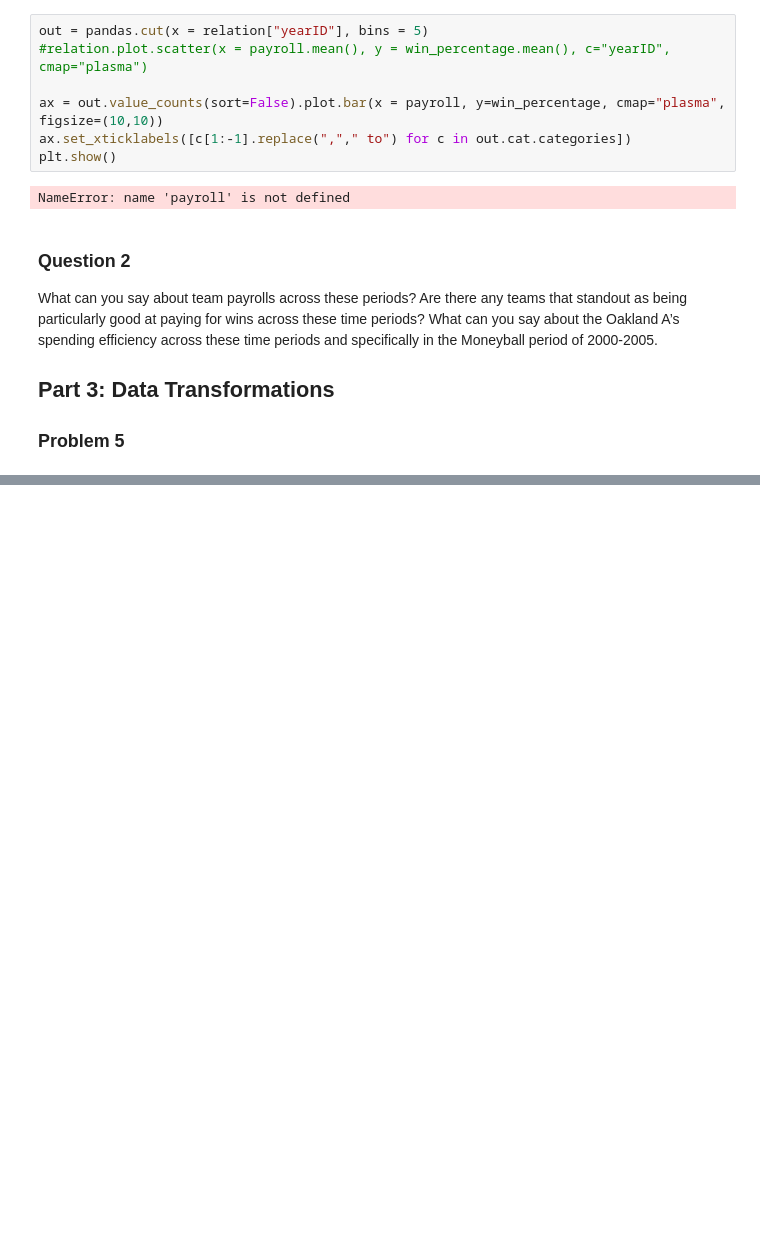
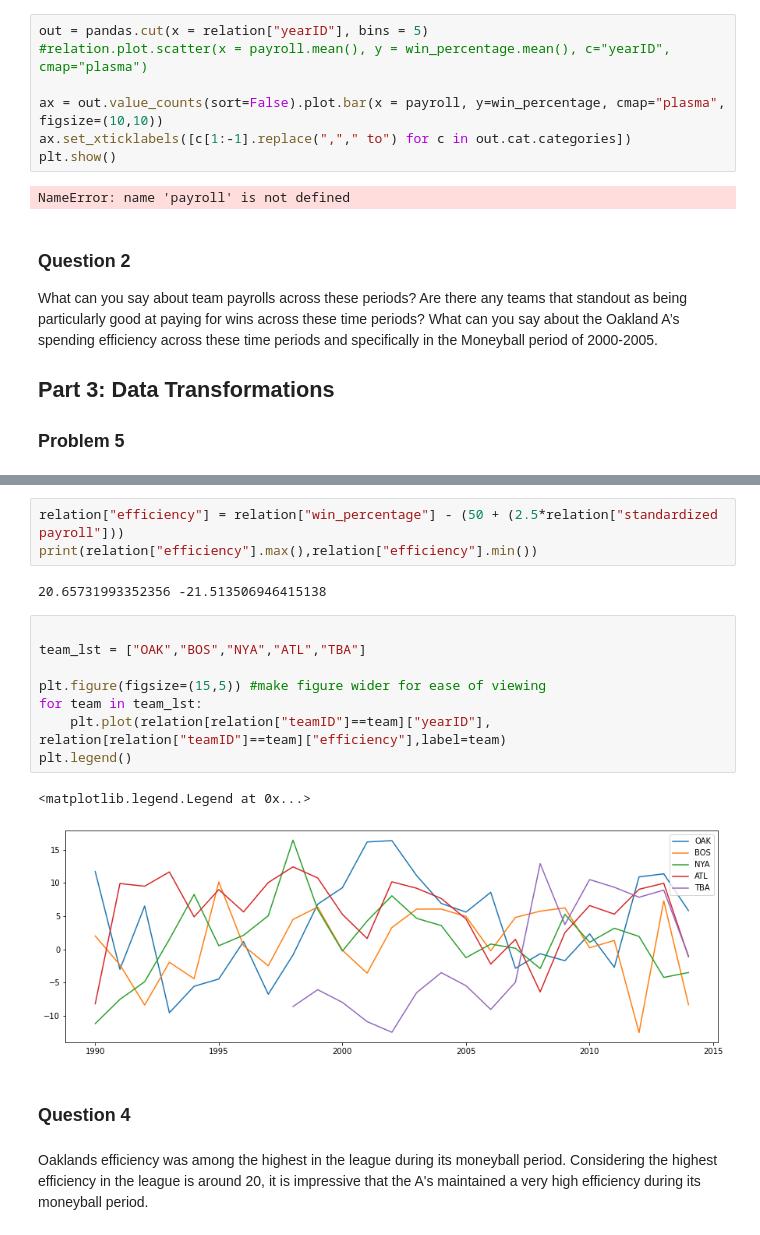
Before and after one commit to NickOuellet/Moneyball, a Jupyter notebook: Project 2 Moneyball.ipynb, the cells around one changed output, grey strips where cells are left out. Saved outputs shown, nothing was run; the diff lists cells and outputs as text; blank space fills up the shorter version.

```diff
--- a/Project 2 Moneyball.ipynb
+++ b/Project 2 Moneyball.ipynb
@@ -185,0 +192,20 @@ What can you say about team payrolls across these periods? Are there any teams t
+# %%
+relation["efficiency"] = relation["win_percentage"] - (50 + (2.5*relation["standardized payroll"]))
+print(relation["efficiency"].max(),relation["efficiency"].min())
+# %% [output]
+20.65731993352356 -21.513506946415138
+# %%
+
+team_lst = ["OAK","BOS","NYA","ATL","TBA"]
+
+plt.figure(figsize=(15,5)) #make figure wider for ease of viewing
+for team in team_lst:
+    plt.plot(relation[relation["teamID"]==team]["yearID"], relation[relation["teamID"]==team]["efficiency"],label=team)
+plt.legend()
+# %% [output]
+<matplotlib.legend.Legend at 0x...>
+[figure, added]
+# %% [markdown]
+### Question 4
+# %% [markdown]
+Oaklands efficiency was among the highest in the league during its moneyball period. Considering the highest efficiency in the league is around 20, it is impressive that the A's maintained a very high efficiency during its moneyball period.
```
Also changed, not shown: parts of 11 cells of this notebook.
